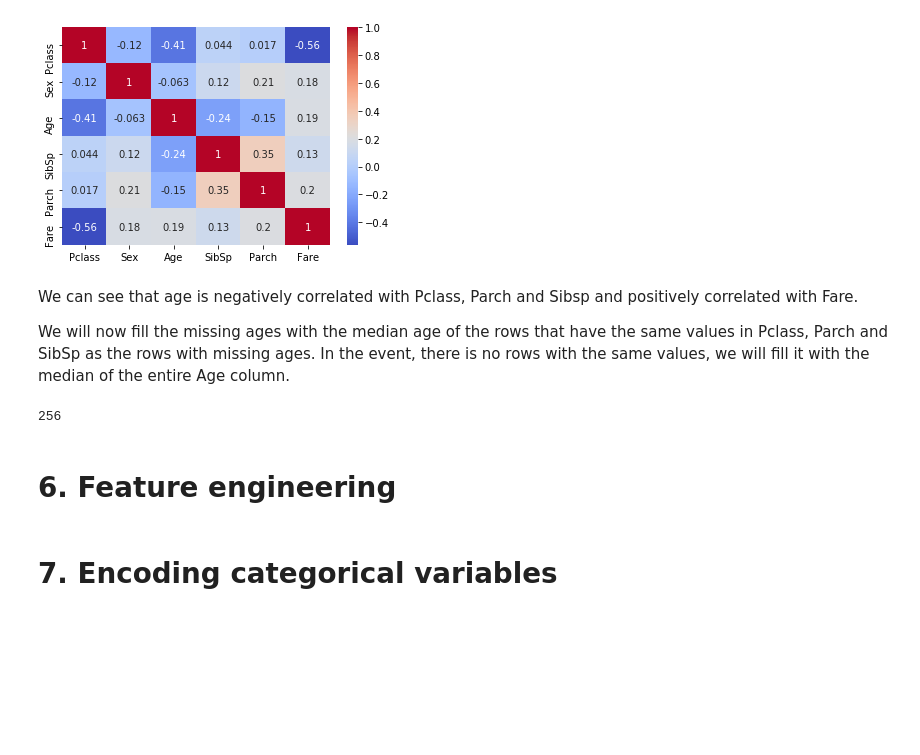
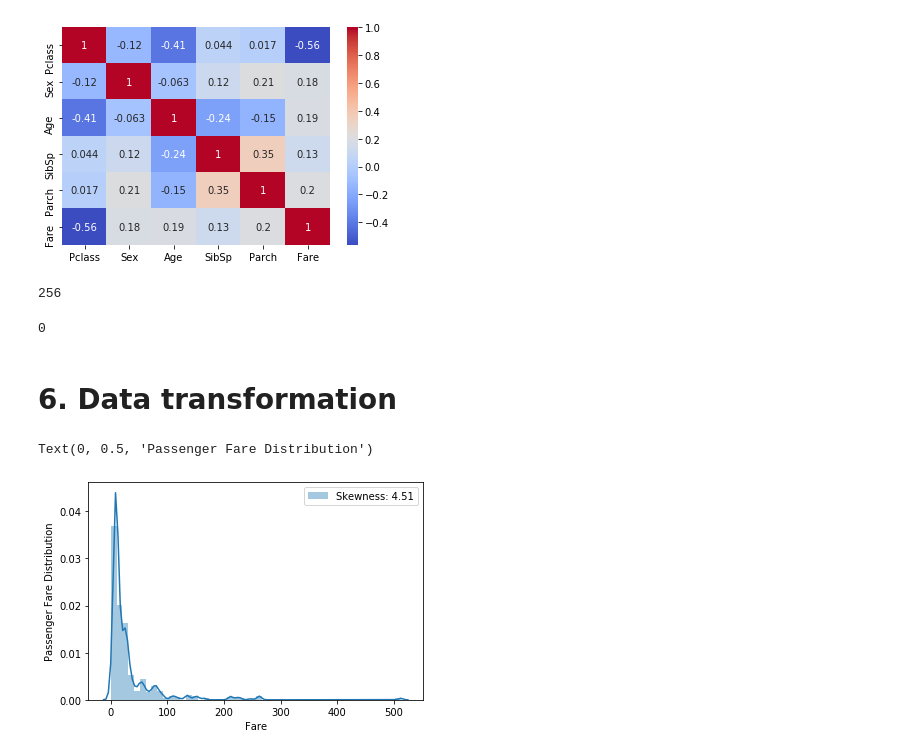
Before and after one commit to chongjason914/kaggle-titanic, a Jupyter notebook: Titanic Tutorial.ipynb, the cells around one changed output. Drawn from its saved outputs; the diff is of its cells as text; code cells hidden in the pictures; blank space fills up the shorter version.

```diff
--- a/Titanic Tutorial.ipynb
+++ b/Titanic Tutorial.ipynb
@@ -636,24 +636,31 @@ sns.heatmap(combine.drop(['Survived', 'Name', 'PassengerId'], axis = 1).corr(),
 # %% [output]
 <matplotlib.axes._subplots.AxesSubplot at 0x...>
 [figure]
-# %% [markdown]
-We can see that age is negatively correlated with Pclass, Parch and Sibsp and positively correlated with Fare.
-
-We will now fill the missing ages with the median age of the rows that have the same values in Pclass, Parch and SibSp as the rows with missing ages. In the event, there is no rows with the same values, we will fill it with the median of the entire Age column.
 # %%
-age_nan_indices = list(combine.loc[combine['Age'].isnull()].index)
+age_nan_indices = list(combine[combine['Age'].isnull()].index)
 len(age_nan_indices)
 # %% [output]
 256
 # %%
 for index in age_nan_indices:
-    median_age = combine['Age'].dropna().median()
-    predict_age = combine['Age'][(combine['SibSp'] == combine.iloc[index]['SibSp']) & (combine['Parch'] == combine.iloc[index]['Parch']) & (combine['Pclass'] == combine.iloc[index]['Pclass'])].median()
+    median_age = combine['Age'].median()
+    predict_age = combine['Age'][(combine['SibSp'] == combine.iloc[index]['SibSp'])
+                                 & (combine['Parch'] == combine.iloc[index]['Parch'])
+                                 & (combine['Pclass'] == combine.iloc[index]["Pclass"])].median()
     if np.isnan(predict_age):
         combine['Age'].iloc[index] = median_age
-    else:
+    else :
         combine['Age'].iloc[index] = predict_age
+
+combine['Age'].isnull().sum()
+# %% [output]
+0
 # %% [markdown]
-# 6. Feature engineering
+# 6. Data transformation
-# %% [markdown]
-# 7. Encoding categorical variables
+# %%
+sns.distplot(combine['Fare'], label = 'Skewness: %.2f'%(combine['Fare'].skew()))
+plt.legend(loc = 'best')
+plt.ylabel('Passenger Fare Distribution')
+# %% [output]
+Text(0, 0.5, 'Passenger Fare Distribution')
+[figure, added]
```
Also changed, not shown: parts of 29 cells of this notebook.
